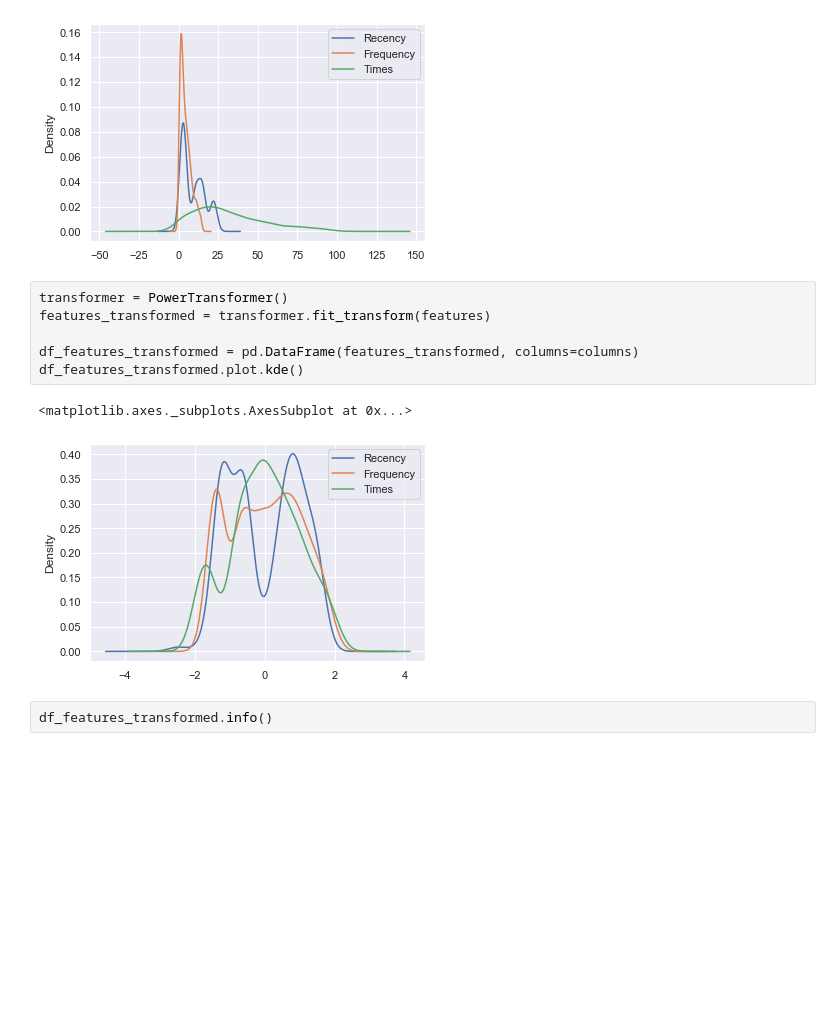
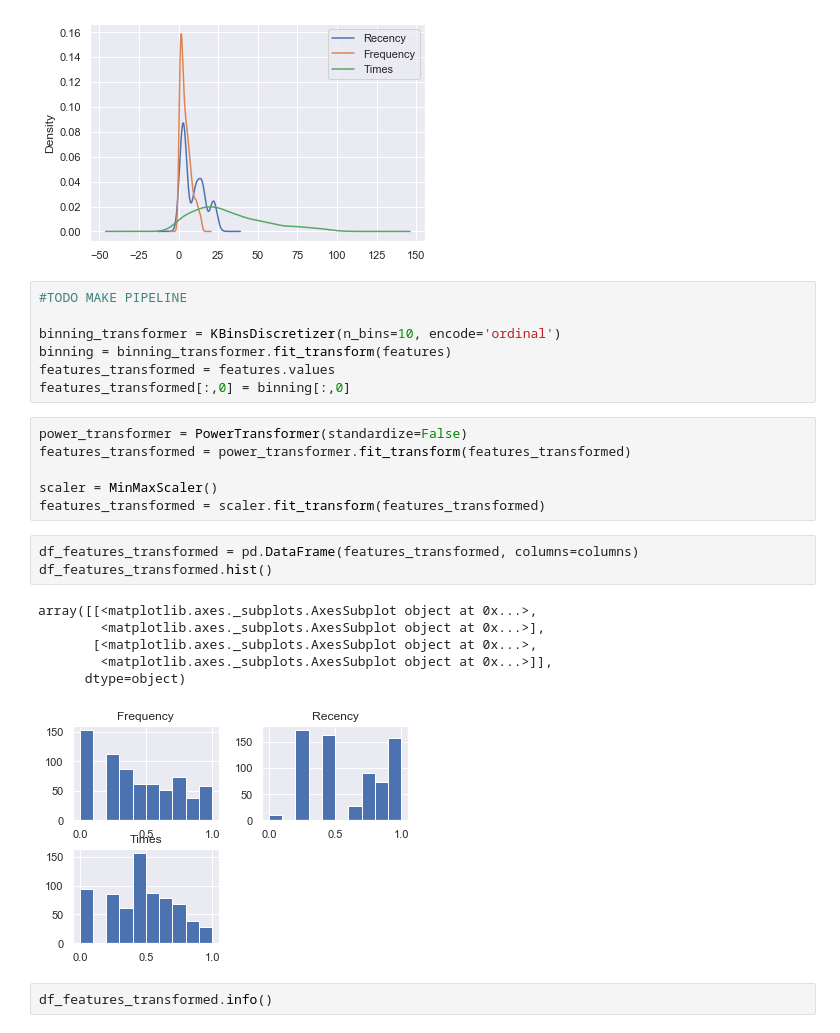
Before and after one commit to Barteus/ml-blood-donations, a Jupyter notebook: notebook/002-bpk-data-cleaning.ipynb, the cells around one changed output. Drawn from its saved outputs; the diff is of its cells as text; blank space fills up the shorter version.

```diff
--- a/notebook/002-bpk-data-cleaning.ipynb
+++ b/notebook/002-bpk-data-cleaning.ipynb
@@ -77,15 +77,29 @@ features.plot.kde()
 # %% [output]
 <matplotlib.axes._subplots.AxesSubplot at 0x...>
 [figure]
+# %%
+#TODO MAKE PIPELINE
+
+binning_transformer = KBinsDiscretizer(n_bins=10, encode='ordinal')
+binning = binning_transformer.fit_transform(features)
+features_transformed = features.values
+features_transformed[:,0] = binning[:,0]
+# %%
+power_transformer = PowerTransformer(standardize=False)
+features_transformed = power_transformer.fit_transform(features_transformed)
+
+scaler = MinMaxScaler()
+features_transformed = scaler.fit_transform(features_transformed)
 # %%
-transformer = PowerTransformer()
-features_transformed = transformer.fit_transform(features)
-
 df_features_transformed = pd.DataFrame(features_transformed, columns=columns)
-df_features_transformed.plot.kde()
+df_features_transformed.hist()
 # %% [output]
-<matplotlib.axes._subplots.AxesSubplot at 0x...>
+array([[<matplotlib.axes._subplots.AxesSubplot object at 0x...>,
+        <matplotlib.axes._subplots.AxesSubplot object at 0x...>],
+       [<matplotlib.axes._subplots.AxesSubplot object at 0x...>,
+        <matplotlib.axes._subplots.AxesSubplot object at 0x...>]],
+      dtype=object)
-[figure, old version]
+[figure, new version]
 # %%
 df_features_transformed.info()
 # %% [output]
```
Also changed, not shown: parts of 5 cells of this notebook, 3 other files.
